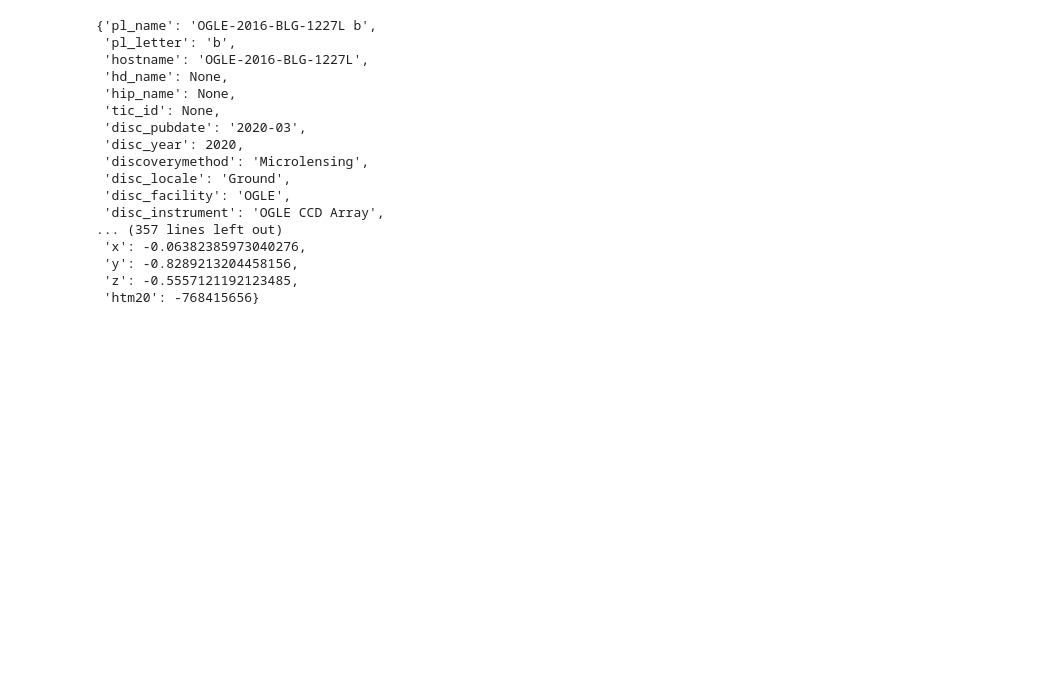
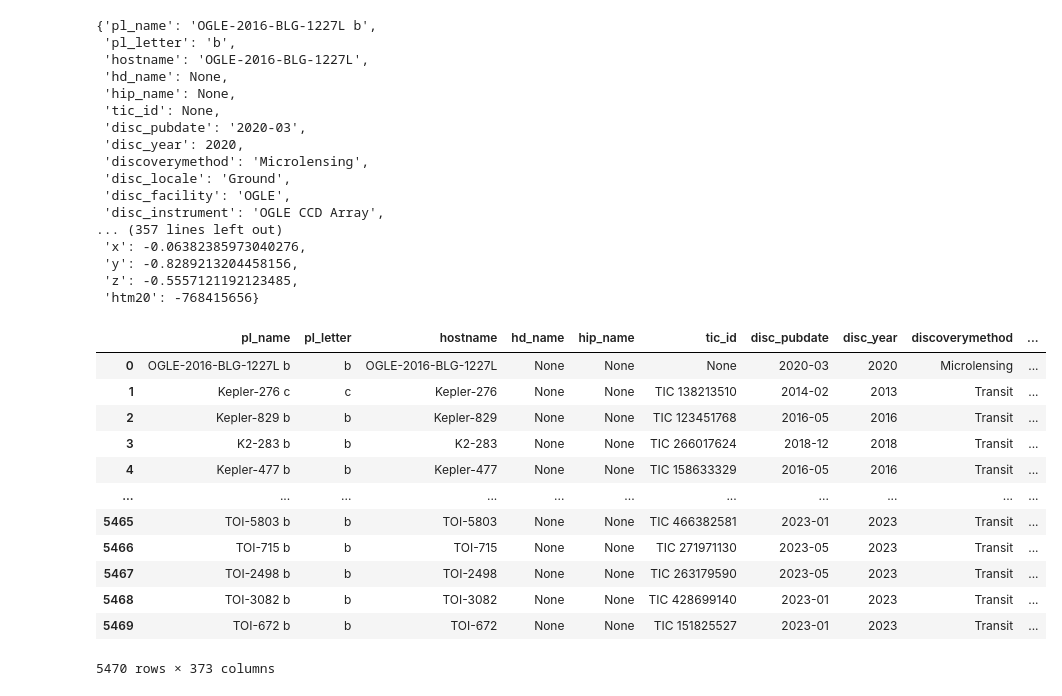
Before and after one commit to Codes-Of-Manu/project, a Jupyter notebook: exoplanet_data_collection_pt1.ipynb, the cells around one changed output. Drawn from its saved outputs; the diff is of its cells as text; code cells hidden in the pictures; blank space fills up the shorter version.

```diff
--- a/exoplanet_data_collection_pt1.ipynb
+++ b/exoplanet_data_collection_pt1.ipynb
@@ -36,3 +36,29 @@ r_json[0]
  'y': -0.8289213204458156,
  'z': -0.5557121192123485,
  'htm20': -768415656}
+# %%
+#convert the data from dictionary-style to dataframe.
+
+col_headings = [c for c in r_json[0]]
+
+comp_dict ={}
+
+for d in col_headings:
+    comp_dict[d] = [r_json[i][d] for i in range(len(r_json))]
+# %%
+df = pd.DataFrame(comp_dict)
+df
+# %% [output]
+|  | pl_name | pl_letter | hostname | hd_name | hip_name | tic_id | disc_pubdate | disc_year | discoverymethod | ... |
+| 0 | OGLE-2016-BLG-1227L b | b | OGLE-2016-BLG-1227L | None | None | None | 2020-03 | 2020 | Microlensing | ... |
+| 1 | Kepler-276 c | c | Kepler-276 | None | None | TIC 138213510 | 2014-02 | 2013 | Transit | ... |
+| 2 | Kepler-829 b | b | Kepler-829 | None | None | TIC 123451768 | 2016-05 | 2016 | Transit | ... |
+| 3 | K2-283 b | b | K2-283 | None | None | TIC 266017624 | 2018-12 | 2018 | Transit | ... |
+| 4 | Kepler-477 b | b | Kepler-477 | None | None | TIC 158633329 | 2016-05 | 2016 | Transit | ... |
+| ... | ... | ... | ... | ... | ... | ... | ... | ... | ... | ... |
+| 5465 | TOI-5803 b | b | TOI-5803 | None | None | TIC 466382581 | 2023-01 | 2023 | Transit | ... |
+| 5466 | TOI-715 b | b | TOI-715 | None | None | TIC 271971130 | 2023-05 | 2023 | Transit | ... |
+| 5467 | TOI-2498 b | b | TOI-2498 | None | None | TIC 263179590 | 2023-05 | 2023 | Transit | ... |
+| 5468 | TOI-3082 b | b | TOI-3082 | None | None | TIC 428699140 | 2023-01 | 2023 | Transit | ... |
+| 5469 | TOI-672 b | b | TOI-672 | None | None | TIC 151825527 | 2023-01 | 2023 | Transit | ... |
+5470 rows × 373 columns
```
Also changed, not shown: parts of 15 cells of this notebook.
